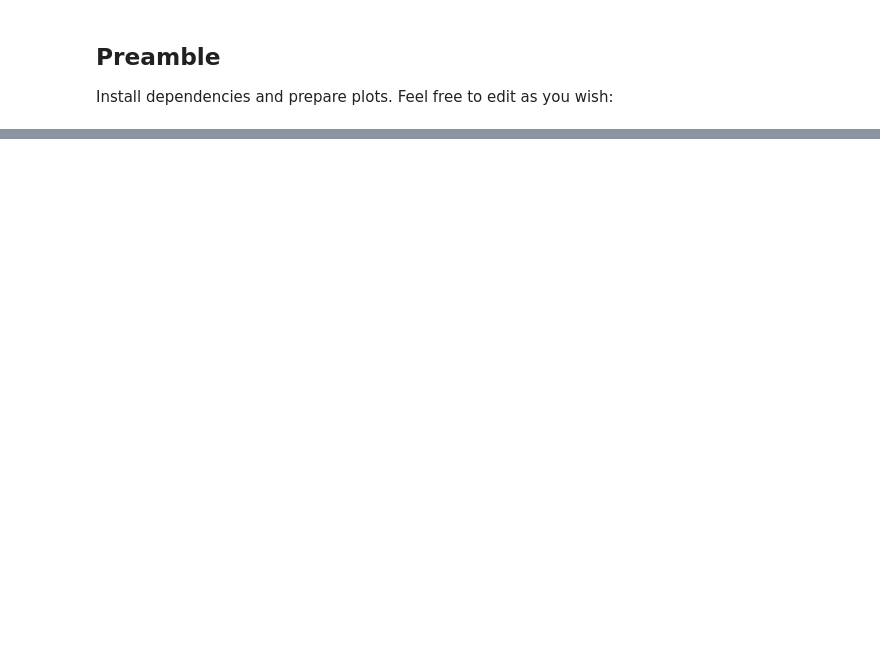
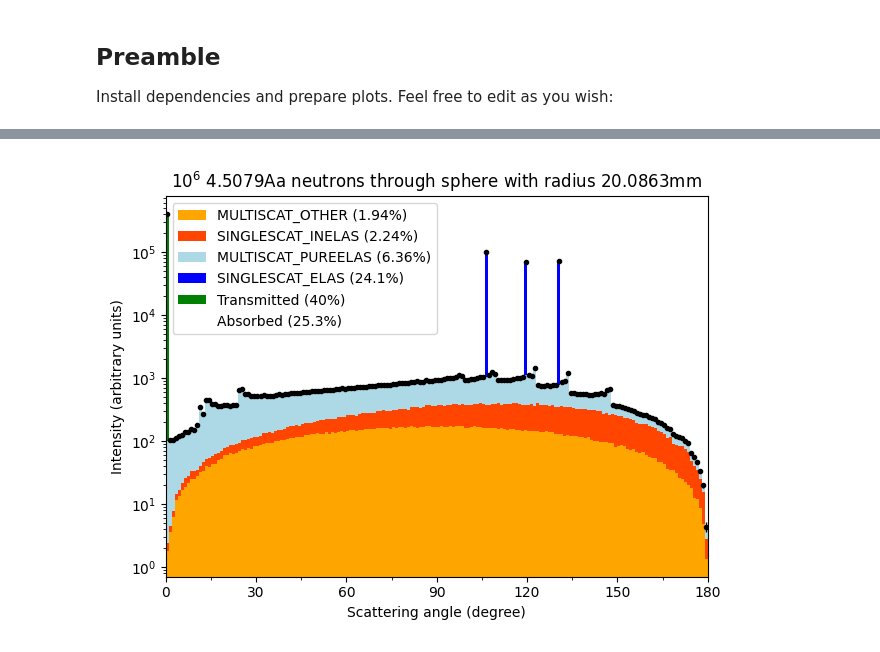
Before and after one commit to marquezj/ncrystal-notebooks, a Jupyter notebook: notebooks/ncrystal1_basic_03_Scatter_patterns_with_the_builtin_MiniMC_framework.ipynb, the cells around one changed output, grey strips where cells are left out. Cells and saved outputs as stored; diff of their text form; code cells hidden in the pictures; blank space fills up the shorter version.

```diff
--- a/notebooks/ncrystal1_basic_03_Scatter_patterns_with_the_builtin_MiniMC_framework.ipynb
+++ b/notebooks/ncrystal1_basic_03_Scatter_patterns_with_the_builtin_MiniMC_framework.ipynb
@@ -96,0 +49,2 @@ show_mmc('''C_sg194_pyrolytic_graphite.ncmat
+# %%
+mmc.run('ZnO_sg186_ZincOxide.ncmat;temp=300K')
@@ -96,0 +57,5 @@ show_mmc('''C_sg194_pyrolytic_graphite.ncmat
+# %%
+results_ZnO = mmc.run('ZnO_sg186_ZincOxide.ncmat;temp=300K')
+results_ZnO.plot()
+# %% [output]
+[figure, added]
```
Also changed, not shown: parts of 83 cells of this notebook, 1 other file.
